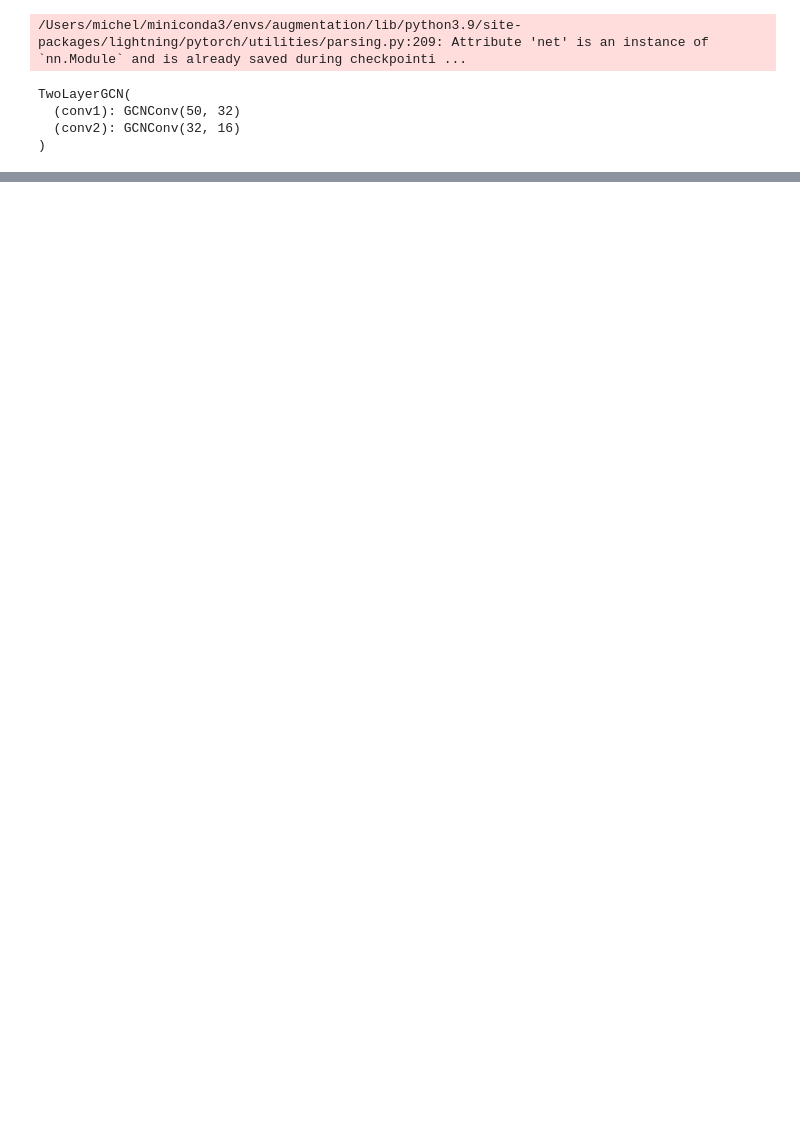
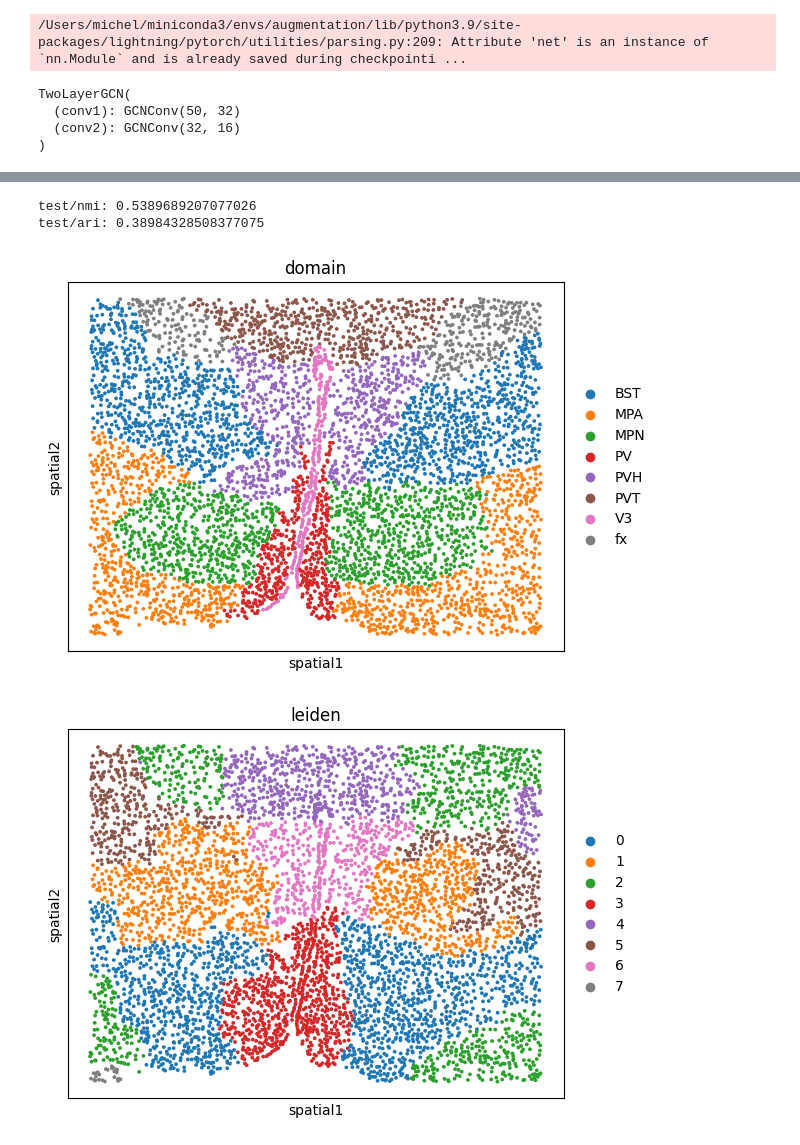
Before and after one commit to BoevaLab/spatial-augmentations, a Jupyter notebook: notebooks/playground.ipynb, the cells around one changed output, grey strips where cells are left out. Cells and saved outputs as stored; diff of their text form; code cells hidden in the pictures; blank space fills up the shorter version.

Commit message:
added zhuang merfish tutorial notebook

```diff
--- a/notebooks/playground.ipynb
+++ b/notebooks/playground.ipynb
@@ -13,7 +22,7 @@ from sklearn.metrics import normalized_mutual_info_score, adjusted_rand_score
 # %%
 datamodule = SpatialOmicsDataModule(
     data_dir="../data/domain/raw",
-    processed_dir="../data/domain/processed/",
+    processed_dir="../data/domain/processed_knn_baseline/",
     redo_preprocess=False
     )
 
@@ -45,6 +54,6 @@ torch.Size([50042, 50])
 # %%
-#desired_sample_name = "MERFISH_small5"
-desired_sample_name = "Zhuang-ABCA-4.002"
+desired_sample_name = "MERFISH_small4"
+#desired_sample_name = "Zhuang-ABCA-4.002"
 batch = None
 
 for b in test_dataloder:
@@ -60,6 +69,7 @@ DataBatch(x=[50042, 50], edge_index=[2, 1243572], edge_weight=[1243572], sample_
 # %%
 #checkpoint_path = "../logs/train_domain/runs/2025-03-31_15-41-12/checkpoints/epoch_011.ckpt"
-checkpoint_path = "../logs/abca/runs/2025-04-02_17-10-41/checkpoints/epoch_008.ckpt"
+checkpoint_path = "../logs/augmentation/runs/2025-04-01_12-34-30/checkpoints/epoch_011.ckpt"
+#checkpoint_path = "../logs/abca/runs/2025-04-02_17-10-41/checkpoints/epoch_008.ckpt"
 model = BGRLLitModule.load_from_checkpoint(checkpoint_path).net.online_encoder
 model
 # %% [output]
@@ -144,0 +81,55 @@ Adjusted Rand Index (ARI): 0.4296
+# %%
+with torch.no_grad():
+    node_embeddings = model(batch.x, batch.edge_index, batch.edge_weight)
+
+# load adata object
+sample_name = batch.sample_name[0]
+file_path = os.path.join("../data/domain/processed_knn_baseline", sample_name + ".h5ad")
+adata = sc.read_h5ad(file_path)
+
+# append cell embeddings to adata object
+cell_embeddings_np = node_embeddings.cpu().numpy()
+adata.obsm["cell_embeddings"] = cell_embeddings_np
+
+# get ground truth labels
+domain_name = None
+if sample_name.startswith("MERFISH_small"):
+    domain_name = "domain"
+elif sample_name.startswith("STARmap"):
+    domain_name = "region"
+elif sample_name.startswith("BaristaSeq"):
+    domain_name = "layer"
+elif sample_name.startswith("Zhuang"):
+    domain_name = "parcellation_structure"
+ground_truth_labels = adata.obs[domain_name]
+
+# determine resolution based on number of ground truth labels
+sc.pp.neighbors(adata, use_rep="cell_embeddings")
+resolution = set_leiden_resolution(adata, target_num_clusters=ground_truth_labels.nunique())
+# perform leiden clustering
+sc.tl.leiden(adata, resolution=resolution)
+leiden_labels = adata.obs["leiden"]
+
+# convert ground truth labels and leiden labels to PyTorch tensors
+ground_truth_labels = adata.obs[domain_name].astype("category").cat.codes
+ground_truth_labels = torch.tensor(ground_truth_labels.values, dtype=torch.long)
+leiden_labels = adata.obs["leiden"].astype("category").cat.codes
+leiden_labels = torch.tensor(leiden_labels.values, dtype=torch.long)
+
+# calculate metrics
+test_nmi = NormalizedMutualInfoScore()
+test_ars = AdjustedRandScore()
+nmi = test_nmi(ground_truth_labels, leiden_labels)
+ari = test_ars(ground_truth_labels, leiden_labels)
+
+# log metrics for each graph
+print(f"test/nmi: {nmi}")
+print(f"test/ari: {ari}")
+
+sc.pl.embedding(adata, basis="spatial", color=domain_name, size=30)
+sc.pl.embedding(adata, basis="spatial", color="leiden", size=30)
+# %% [output]
+test/nmi: 0.5389689207077026
+test/ari: 0.38984328508377075
+[figure, added]
+[figure, added]
```
Also changed, not shown: parts of 14 cells of this notebook, 2 other files.
